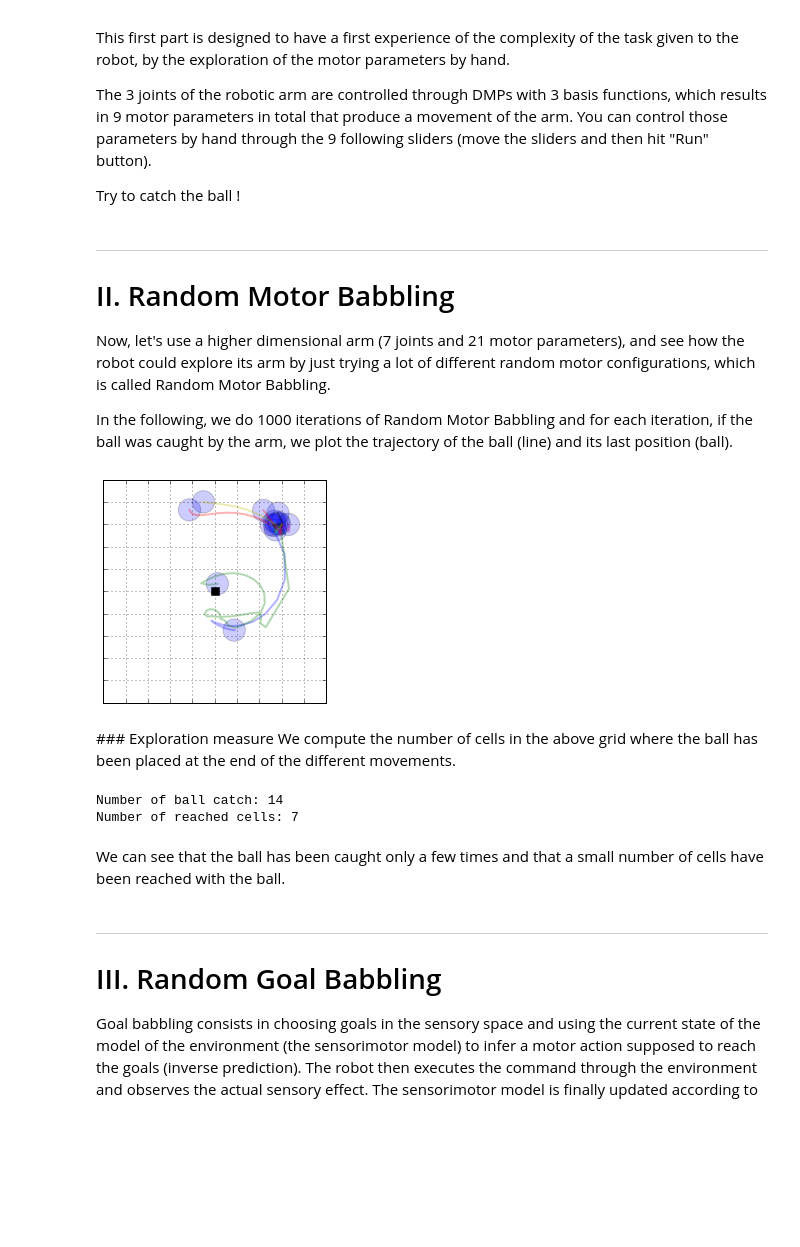
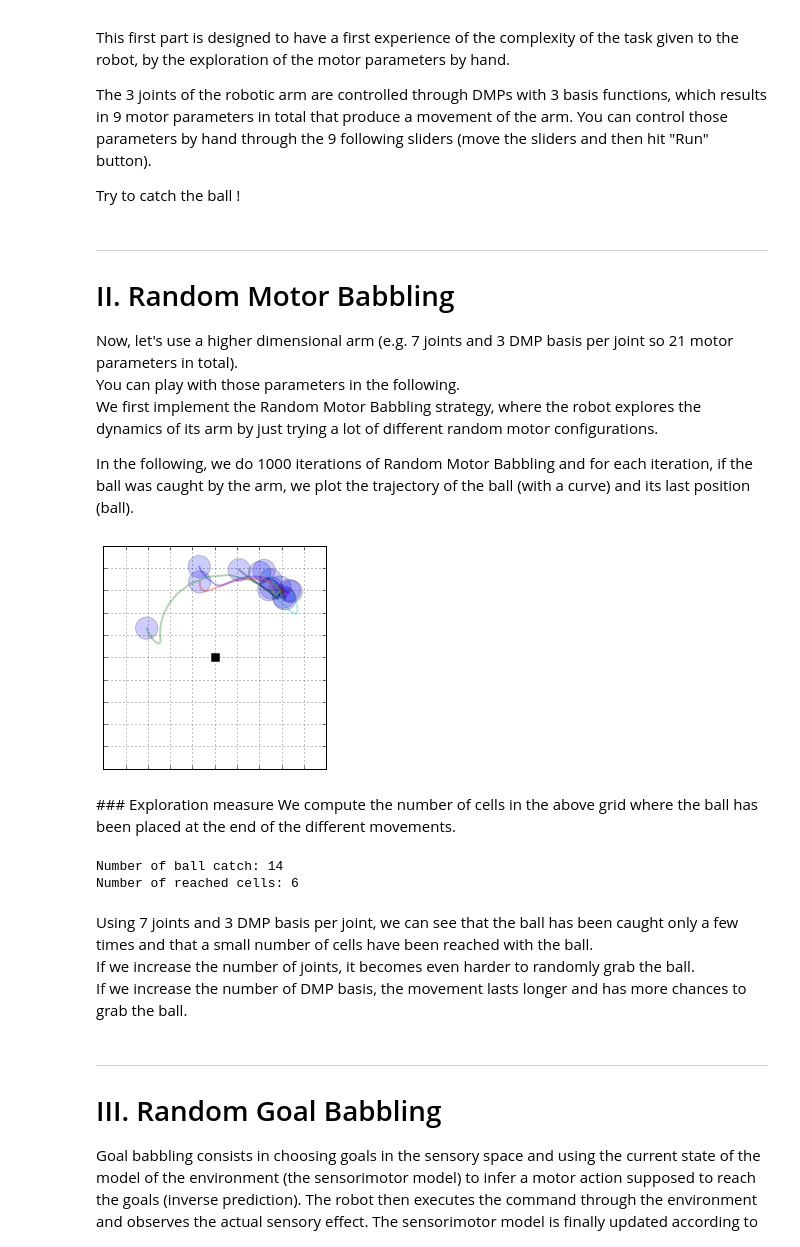
Before and after one commit to sebastien-forestier/ExplorationAlgorithms, a Jupyter notebook: main.ipynb, the cells around one changed output. Drawn from its saved outputs; the diff is of its cells as text; code cells hidden in the pictures; blank space fills up the shorter version.

```diff
--- a/main.ipynb
+++ b/main.ipynb
@@ -108,35 +109,43 @@ interact_manual(movement, m1=(-1., 1., 0.01), m2=(-1., 1., 0.01), m3=(-1., 1., 0
 -------------------------------
 #  II. Random Motor Babbling
 
-Now, let's use a higher dimensional arm (7 joints and 21 motor parameters), and see how the robot could explore its arm  by just trying a lot of different random motor configurations, which is called Random Motor Babbling.
+Now, let's use a higher dimensional arm (e.g. 7 joints and 3 DMP basis per joint so 21 motor parameters in total).
+You can play with those parameters in the following.
+We first implement the Random Motor Babbling strategy, where the robot explores the dynamics of its arm by just trying a lot of different random motor configurations.
 
-In the following, we do 1000 iterations of Random Motor Babbling and for each iteration, if the ball was caught by the arm, we plot the trajectory of the ball (line) and its last position (ball).
+In the following, we do 1000 iterations of Random Motor Babbling and for each iteration, if the ball was caught by the arm, we plot the trajectory of the ball (with a curve) and its last position (ball).
 # %%
+# Parameters to change:
+iterations = 1000 # Number of iterations
+n_joints = 7      # Number of joints
+n_dmp_basis = 3   # Number of basis per joint
+
 %matplotlib inline
 fig, ax = plt.subplots()
 ax.set_aspect('equal')
 ax.set_xlim((-1., 1.))
 ax.set_ylim((-1., 1.))
 ax.plot(0., 0., 'sk', ms=8)
 explored_s_mb = []
 
-environment2 = Environment2()
+# Definition of the environment with number of joints and DMP basis per joint
+environment2 = ArmBall(n_joints, n_dmp_basis)
 
-for _ in range(1000):
-    m = environment2.random_motors()[0]
-    s = environment2.update(m)
-    if abs(s[-1] - 0.6) > 0.001:
-        explored_s_mb += [s]
+for _ in range(iterations):
+    m = environment2.random_motor() # sample a random motor command m
+    s = environment2.update(m) # observe the sensory effect s=(x, y): the last position of the ball
+    if abs(s[-1] - 0.6) > 0.001: # if the ball has been moved by the arm, we plot its trajectory and last position
+        explored_s_mb += [s] # store s for later evaluation
         ax.plot(environment2.s_traj[:,0], environment2.s_traj[:,1], lw=2, alpha=0.3)
         ax.add_patch(Circle(tuple(environment2.s_traj[-1,:]), 0.1, fc="b", alpha=0.2))
 
 plt.xticks(linspace(-1., 1., grid_size + 1))
 plt.yticks(linspace(-1., 1., grid_size + 1))
 ax.set_xticklabels([])
 ax.set_yticklabels([])
 plt.grid()
 # %% [output]
-[figure, old version]
+[figure, new version]
 # %% [markdown]
 ### Exploration measure
 We compute the number of cells in the above grid where the ball has been placed at the end of the different movements.
@@ -145,9 +154,11 @@ print "Number of ball catch:", len(explored_s_mb)
 print "Number of reached cells:", int(compute_explo(array(explored_s_mb), array([-1., -1.]), array([1., 1.]), gs=grid_size))
 # %% [output]
 Number of ball catch: 14
-Number of reached cells: 7
+Number of reached cells: 6
 # %% [markdown]
-We can see that the ball has been caught only a few times and that a small number of cells have been reached with the ball.
+Using 7 joints and 3 DMP basis per joint, we can see that the ball has been caught only a few times and that a small number of cells have been reached with the ball.
+If we increase the number of joints, it becomes even harder to randomly grab the ball.
+If we increase the number of DMP basis, the movement lasts longer and has more chances to grab the ball.
 # %% [markdown]
 -------------------------------
 #  III. Random Goal Babbling
```
Also changed, not shown: parts of 18 cells of this notebook, 1 other file.
